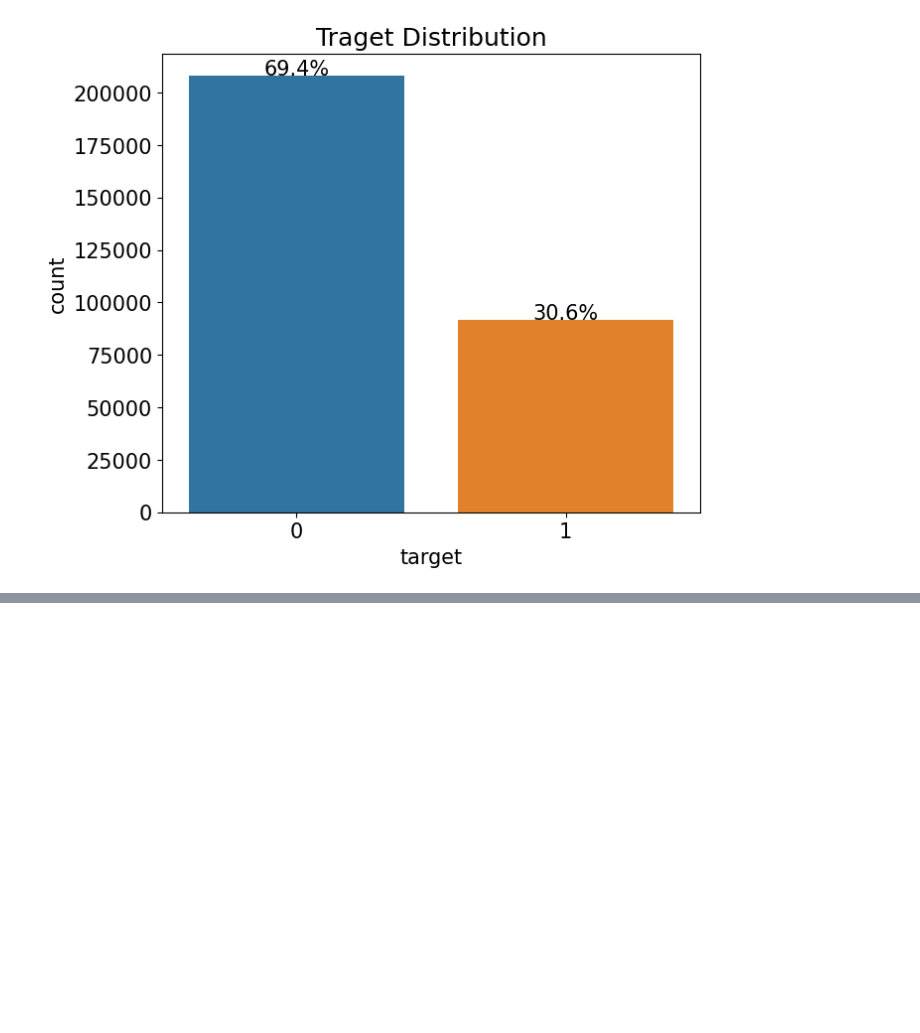
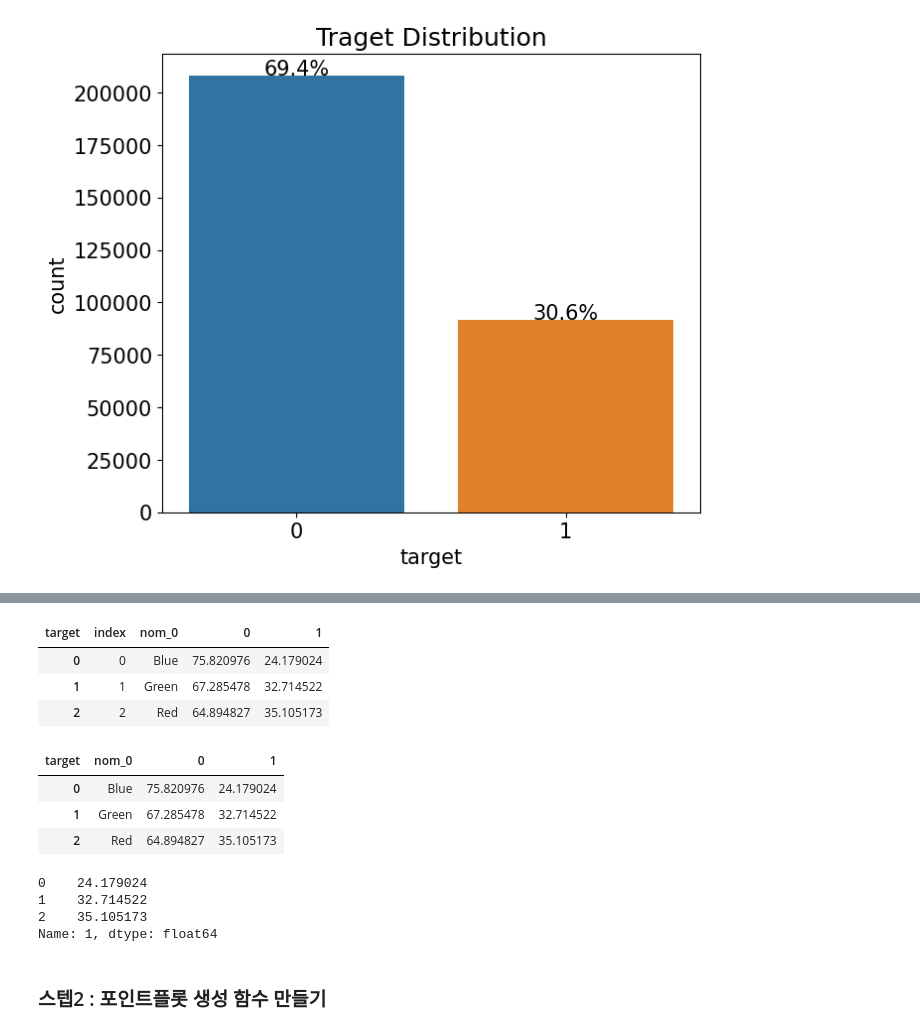
Before and after one commit to justin-kim3000/DL_Kaggle, a Jupyter notebook: Kaggle/ML/Categorical_Feature_Encoding_Challenge/data_preprocessing.ipynb, the cells around one changed output, grey strips where cells are left out. Drawn from its saved outputs; the diff is of its cells as text; code cells hidden in the pictures; blank space fills up the shorter version.

```diff
--- a/Kaggle/ML/Categorical_Feature_Encoding_Challenge/data_preprocessing.ipynb
+++ b/Kaggle/ML/Categorical_Feature_Encoding_Challenge/data_preprocessing.ipynb
@@ -171,0 +213,4 @@ Text(0.5, 1.0, 'Traget Distribution')
+# %%
+# 정규화 후 비율을 백분율로 표현
+crosstab = pd.crosstab(train['nom_0'], train['target'], normalize='index')*100
+crosstab
@@ -171,0 +223,9 @@ Text(0.5, 1.0, 'Traget Distribution')
+# %%
+# 인덱스 재설정
+crosstab = crosstab.reset_index()
+crosstab
+# %% [output]
+| target | index | nom_0 | 0 | 1 |
+| 0 | 0 | Blue | 75.820976 | 24.179024 |
+| 1 | 1 | Green | 67.285478 | 32.714522 |
+| 2 | 2 | Red | 64.894827 | 35.105173 |
@@ -171,0 +238,17 @@ Text(0.5, 1.0, 'Traget Distribution')
+# %%
+crosstab = get_crosstab(train, 'nom_0')
+crosstab
+# %% [output]
+| target | nom_0 | 0 | 1 |
+| 0 | Blue | 75.820976 | 24.179024 |
+| 1 | Green | 67.285478 | 32.714522 |
+| 2 | Red | 64.894827 | 35.105173 |
+# %%
+crosstab[1]
+# %% [output]
+0    24.179024
+1    32.714522
+2    35.105173
+Name: 1, dtype: float64
+# %% [markdown]
+### 스텝2 : 포인트플롯 생성 함수 만들기
```
Also changed, not shown: parts of 8 cells of this notebook.
